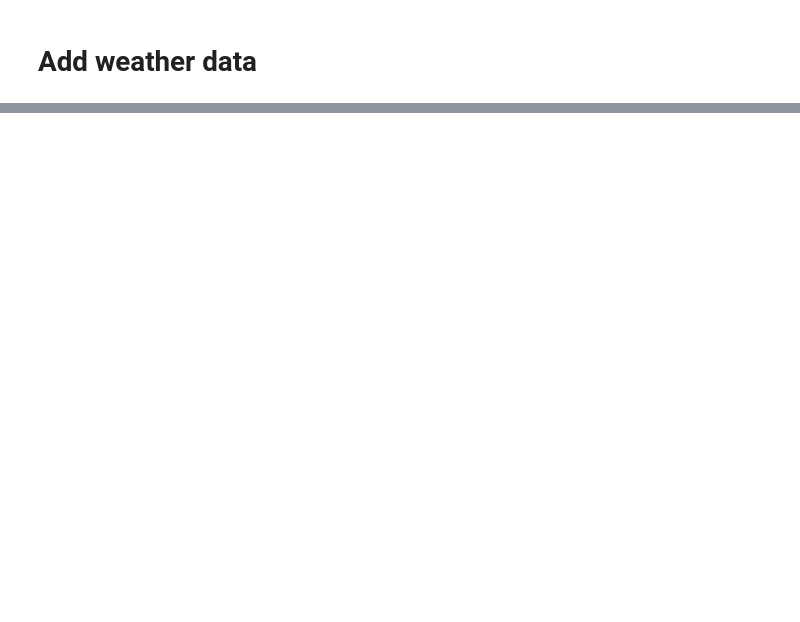
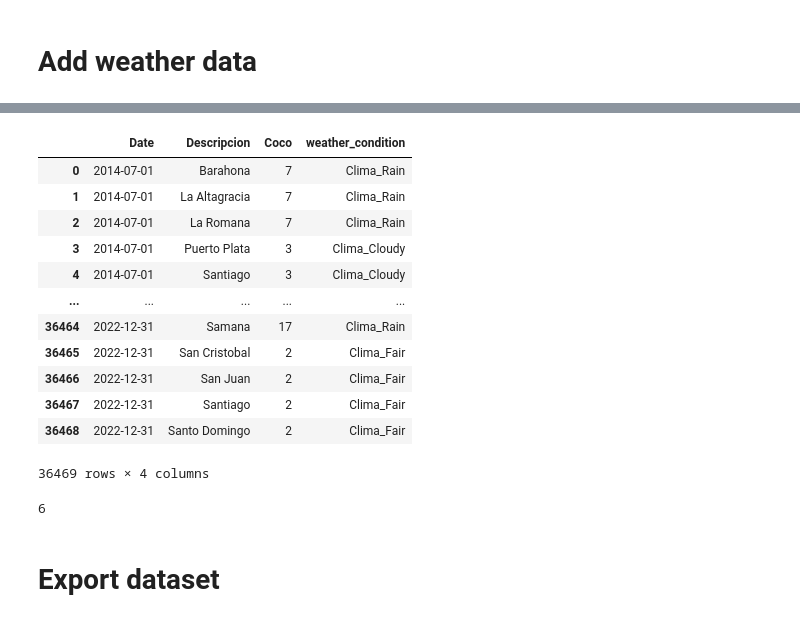
Before and after one commit to josegarciav/Datathon_BDO_2023, a Jupyter notebook: Etapa 1 - Datathon 2023.ipynb, the cells around one changed output, grey strips where cells are left out. Saved outputs shown, nothing was run; the diff lists cells and outputs as text; code cells hidden in the pictures; blank space fills up the shorter version.

```diff
--- a/Etapa 1 - Datathon 2023.ipynb
+++ b/Etapa 1 - Datathon 2023.ipynb
@@ -492,2 +524,5 @@ df3
 # %% [markdown]
 # Add weather data
+# %%
+weather_condition = pd.read_excel("data/Gr Coco.xlsx")
+weather_condition
@@ -493,0 +548,40 @@ df3
+# %%
+# Normalized weather conditions to reduce cardinality
+conversion_factor = {2.0: "Clima_Fair",
+                    7.0: "Clima_Rain",
+                    3.0: "Clima_Cloudy",
+                    25.0: "Clima_Thunderstorm",
+                    5.0: "Clima_Fog",
+                    18.0: "Clima_Rain",
+                    4.0: "Clima_Cloudy",
+                    8.0: "Clima_Rain",
+                    0.0: "Clima_Clear",
+                    1.0: "Clima_Clear",
+                    27.0: "Clima_Thunderstorm",
+                    17.0: "Clima_Rain",
+                    9.0: "Clima_Rain",
+                    26.0: "Clima_Thunderstorm",
+                    12.0: "Clima_Sleet"}
+# %%
+weather_condition['weather_condition'] = weather_condition['Coco'].map(conversion_factor)
+weather_condition
+# %% [output]
+|  | Date | Descripcion | Coco | weather_condition |
+| 0 | 2014-07-01 | Barahona | 7 | Clima_Rain |
+| 1 | 2014-07-01 | La Altagracia | 7 | Clima_Rain |
+| 2 | 2014-07-01 | La Romana | 7 | Clima_Rain |
+| 3 | 2014-07-01 | Puerto Plata | 3 | Clima_Cloudy |
+| 4 | 2014-07-01 | Santiago | 3 | Clima_Cloudy |
+| ... | ... | ... | ... | ... |
+| 36464 | 2022-12-31 | Samana | 17 | Clima_Rain |
+| 36465 | 2022-12-31 | San Cristobal | 2 | Clima_Fair |
+| 36466 | 2022-12-31 | San Juan | 2 | Clima_Fair |
+| 36467 | 2022-12-31 | Santiago | 2 | Clima_Fair |
+| 36468 | 2022-12-31 | Santo Domingo | 2 | Clima_Fair |
+36469 rows × 4 columns
+# %%
+weather_condition.weather_condition.nunique()
+# %% [output]
+6
+# %% [markdown]
+# Export dataset
```
Also changed, not shown: parts of 16 cells of this notebook, 4 other files.
